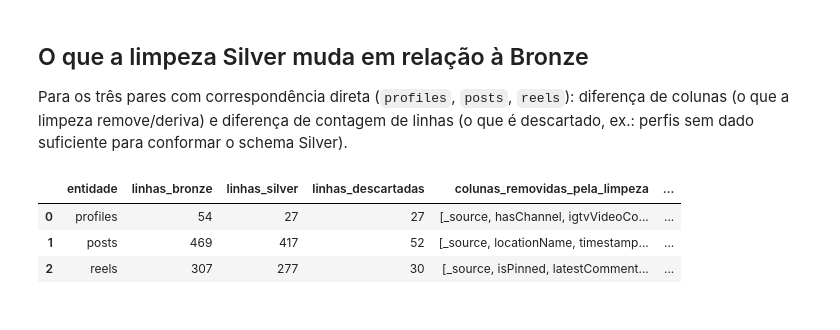
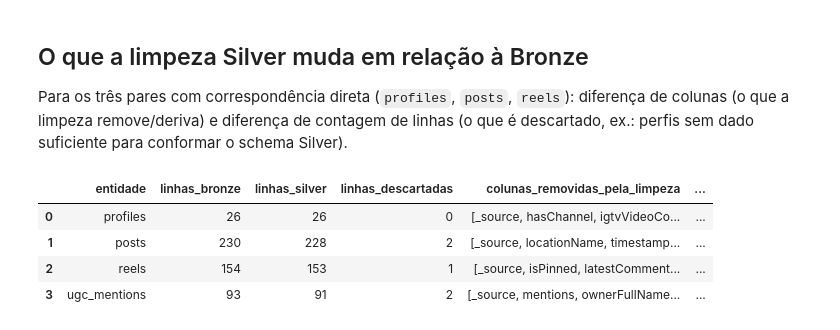
Before and after one commit to Vini0606/Tecnicas-de-Ciencia-de-Dados-em-dados-do-Instagram, a Jupyter notebook: notebooks/diagnostico_medallion/00_bronze_silver_overview.ipynb, the cells around one changed output. Drawn from its saved outputs; the diff is of its cells as text; code cells hidden in the pictures.

```diff
--- a/notebooks/diagnostico_medallion/00_bronze_silver_overview.ipynb
+++ b/notebooks/diagnostico_medallion/00_bronze_silver_overview.ipynb
@@ -45,6 +48,7 @@ bronze = BronzeWriter(
     bronze_profiles_path=settings.BRONZE_PROFILES,
     bronze_posts_path=settings.BRONZE_POSTS,
     bronze_reels_path=settings.BRONZE_REELS,
+    bronze_ugc_mentions_path=settings.BRONZE_UGC_MENTIONS,
 )
 repo = DeltaRepository(gold_dir=settings.GOLD_DIR, silver_dir=settings.SILVER_DIR)
 
@@ -57,6 +61,8 @@ tabelas = {
     'silver.reels_clean': repo.load_reels(),
     'silver.comments_clean': DeltaTable(str(settings.SILVER_COMMENTS)).to_pandas(),
     'silver.governors_metadata': repo.load_governors_metadata(),
+    'bronze.ugc_mentions': bronze.get_latest_ugc_mentions(),
+    'silver.ugc_mentions_clean': DeltaTable(str(settings.SILVER_UGC_MENTIONS)).to_pandas(),
 }
 # %% [markdown]
 ## Volumetria e duplicatas
@@ -164,29 +160,31 @@ sem dado suficiente para conformar o schema Silver).
 # %%
 pares_bronze_silver = {
     'profiles': ('bronze.instagram_profiles', 'silver.profiles_clean'),
     'posts': ('bronze.instagram_posts', 'silver.posts_clean'),
     'reels': ('bronze.instagram_reels', 'silver.reels_clean'),
+    'ugc_mentions': ('bronze.ugc_mentions', 'silver.ugc_mentions_clean'),
 }
 
 linhas_comparacao = []
 for entidade, (nome_bronze, nome_silver) in pares_bronze_silver.items():
     df_bronze = tabelas[nome_bronze]
     df_silver = tabelas[nome_silver]
     linhas_comparacao.append({
         'entidade': entidade,
         'linhas_bronze': len(df_bronze),
         'linhas_silver': len(df_silver),
         'linhas_descartadas': len(df_bronze) - len(df_silver),
         'colunas_removidas_pela_limpeza': sorted(set(df_bronze.columns) - set(df_silver.columns)),
         'colunas_derivadas_pela_limpeza': sorted(set(df_silver.columns) - set(df_bronze.columns)),
     })
 
 pd.DataFrame(linhas_comparacao)
 # %% [output]
 |  | entidade | linhas_bronze | linhas_silver | linhas_descartadas | colunas_removidas_pela_limpeza | ... |
-| 0 | profiles | 54 | 27 | 27 | [_source, hasChannel, igtvVideoCo... | ... |
-| 1 | posts | 469 | 417 | 52 | [_source, locationName, timestamp... | ... |
-| 2 | reels | 307 | 277 | 30 | [_source, isPinned, latestComment... | ... |
+| 0 | profiles | 26 | 26 | 0 | [_source, hasChannel, igtvVideoCo... | ... |
+| 1 | posts | 230 | 228 | 2 | [_source, locationName, timestamp... | ... |
+| 2 | reels | 154 | 153 | 1 | [_source, isPinned, latestComment... | ... |
+| 3 | ugc_mentions | 93 | 91 | 2 | [_source, mentions, ownerFullName... | ... |
 # %% [markdown]
 ## Nota de interpretação
 
```
Also changed, not shown: parts of 4 cells of this notebook, 1 other file.
